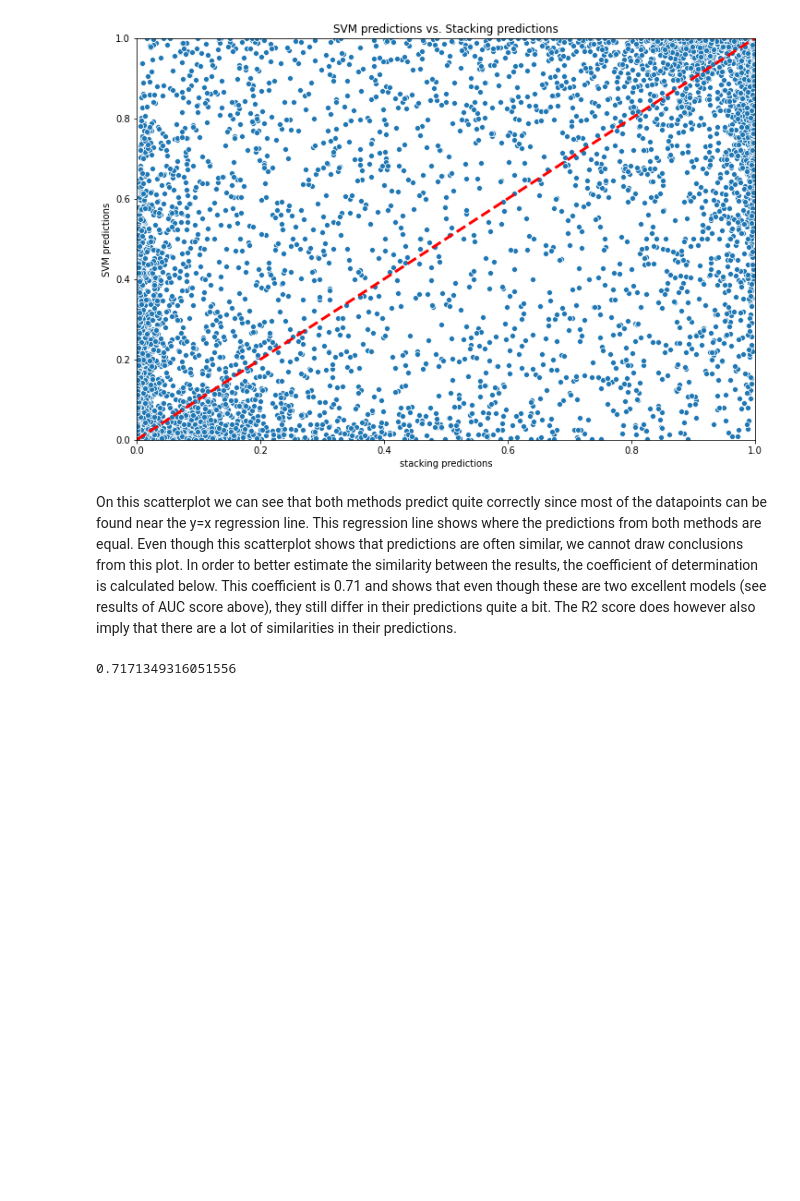
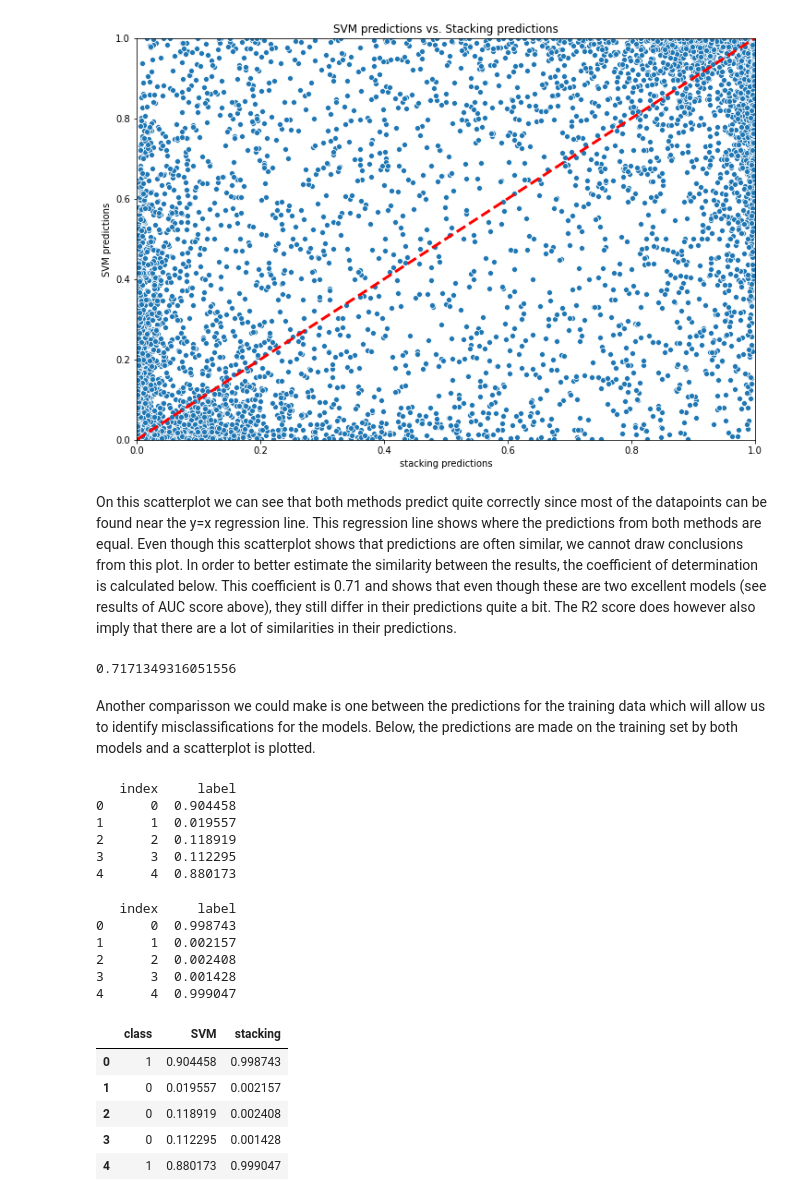
Before and after one commit to killianraes/Machine_Learning_course_UGent_D012554_kaggle, a Jupyter notebook: Presentation.ipynb, the cells around one changed output. Saved outputs shown, nothing was run; the diff lists cells and outputs as text; code cells hidden in the pictures; blank space fills up the shorter version.

```diff
--- a/Presentation.ipynb
+++ b/Presentation.ipynb
@@ -497,3 +472,78 @@ from sklearn import metrics
 metrics.r2_score(comparisson.SVM, comparisson.stacking)
 # %% [output]
 0.7171349316051556
+# %% [markdown]
+Another comparisson we could make is one between the predictions for the training data which will allow us to identify misclassifications for the models. Below, the predictions are made on the training set by both models and a scatterplot is plotted.
+# %%
+model = SVC(C = 100, gamma=0.1, random_state=0, probability=True)
+model.fit(X_train, y_train)
+predictions = pd.DataFrame(model.predict_proba(X_train))
+predictions.columns=['0', '1']
+SVC_pred = pd.DataFrame()
+SVC_pred['index'] = index
+SVC_pred['label'] = predictions['1']
+# %% [output]
+   index     label
+0      0  0.904458
+1      1  0.019557
+2      2  0.118919
+3      3  0.112295
+4      4  0.880173
+# %%
+level_0 = list()
+level_0.append(KNeighborsClassifier(n_neighbors=2,
+                                    weights='distance',
+                                    algorithm='ball_tree',
+                                    p=2))
+level_0.append(DecisionTreeClassifier(max_depth=25,
+                                      max_features=10,
+                                      random_state=0))
+level_0.append(SVC(C = 100, gamma=0.1, random_state=0, probability=True))
+level_0.append(RandomForestClassifier(bootstrap= True,
+                                      max_depth= 80,
+                                      max_features= 'auto',
+                                      min_samples_leaf= 3,
+                                      min_samples_split= 8,
+                                      n_estimators= 100,
+                                      random_state=0))
+level_0.append(XGBClassifier(learning_rate = 0.2,
+                             n_estimators=100,
+                             objective='binary:logistic',
+                             max_depth=5,
+                             min_child_weight=3,
+                             max_delta_step=1,
+                             subsample=0.8,
+                             random_state=0))
+level_0.append(LogisticRegression(C = 0.5,
+                                  random_state=0))
+level_0.append(GaussianNB())
+level_1 = LogisticRegression(random_state=0)
+
+model = StackingClassifier(classifiers= level_0, meta_classifier= level_1, use_probas=True)
+model.fit(X_train, y_train)
+predictions = pd.DataFrame(model.predict_proba(X_train))
+predictions.columns=['0', '1']
+stack_pred = pd.DataFrame()
+stack_pred['index'] = index
+stack_pred['label'] = predictions['1']
+print(stack_pred.head())
+# %% [output]
+   index     label
+0      0  0.998743
+1      1  0.002157
+2      2  0.002408
+3      3  0.001428
+4      4  0.999047
+# %%
+comparisson = pd.DataFrame()
+comparisson['class'] = y_train
+comparisson['SVM'] = SVC_pred['label']
+comparisson['stacking'] = stack_pred['label']
+comparisson.head()
+# %% [output]
+|  | class | SVM | stacking |
+| 0 | 1 | 0.904458 | 0.998743 |
+| 1 | 0 | 0.019557 | 0.002157 |
+| 2 | 0 | 0.118919 | 0.002408 |
+| 3 | 0 | 0.112295 | 0.001428 |
+| 4 | 1 | 0.880173 | 0.999047 |
```
Also changed, not shown: parts of 9 cells of this notebook.
